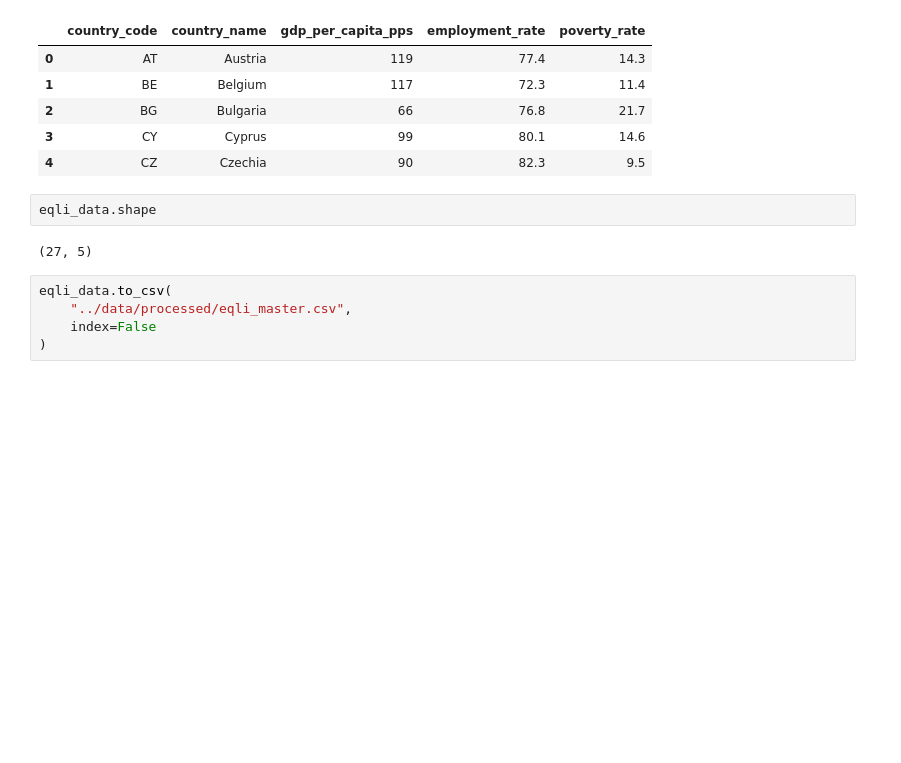
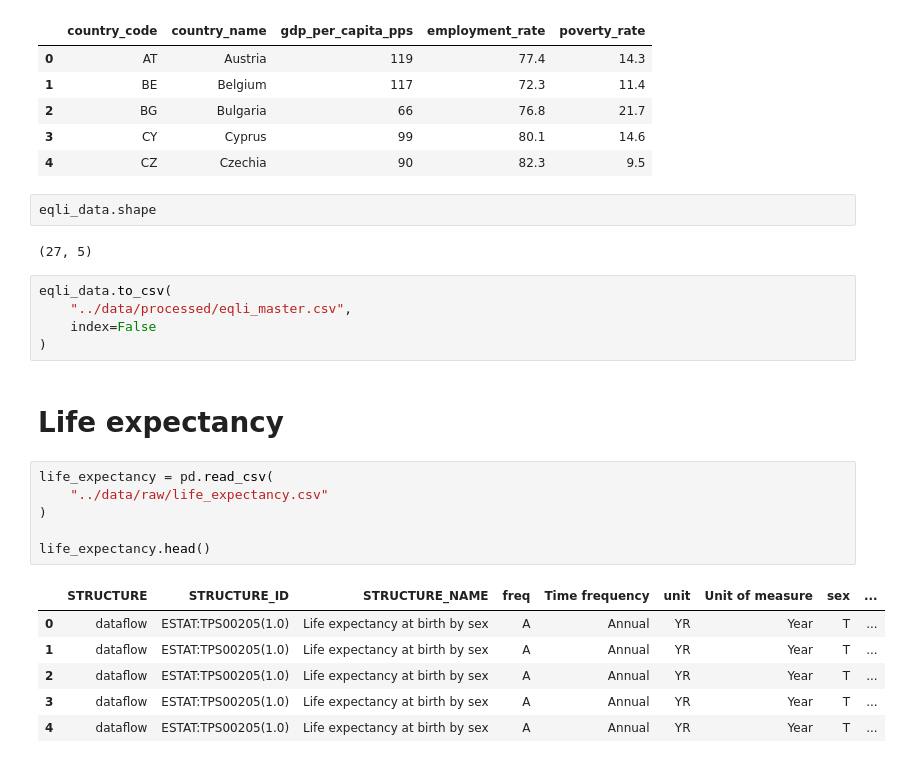
Before and after one commit to eljesam/DAV_Eljesa_Repeat, a Jupyter notebook: Notebooks/EQLI_analysis.ipynb, the cells around one changed output. Drawn from its saved outputs; the diff is of its cells as text; blank space fills up the shorter version.

Commit message:
added life expectancy health indicator and merged it to the master dataset

```diff
--- a/Notebooks/EQLI_analysis.ipynb
+++ b/Notebooks/EQLI_analysis.ipynb
@@ -433,3 +433,18 @@ eqli_data.to_csv(
     "../data/processed/eqli_master.csv",
     index=False
 )
+# %% [markdown]
+# Life expectancy
+# %%
+life_expectancy = pd.read_csv(
+    "../data/raw/life_expectancy.csv"
+)
+
+life_expectancy.head()
+# %% [output]
+|  | STRUCTURE | STRUCTURE_ID | STRUCTURE_NAME | freq | Time frequency | unit | Unit of measure | sex | ... |
+| 0 | dataflow | ESTAT:TPS00205(1.0) | Life expectancy at birth by sex | A | Annual | YR | Year | T | ... |
+| 1 | dataflow | ESTAT:TPS00205(1.0) | Life expectancy at birth by sex | A | Annual | YR | Year | T | ... |
+| 2 | dataflow | ESTAT:TPS00205(1.0) | Life expectancy at birth by sex | A | Annual | YR | Year | T | ... |
+| 3 | dataflow | ESTAT:TPS00205(1.0) | Life expectancy at birth by sex | A | Annual | YR | Year | T | ... |
+| 4 | dataflow | ESTAT:TPS00205(1.0) | Life expectancy at birth by sex | A | Annual | YR | Year | T | ... |
```
Also changed, not shown: parts of 11 cells of this notebook, 3 other files.
